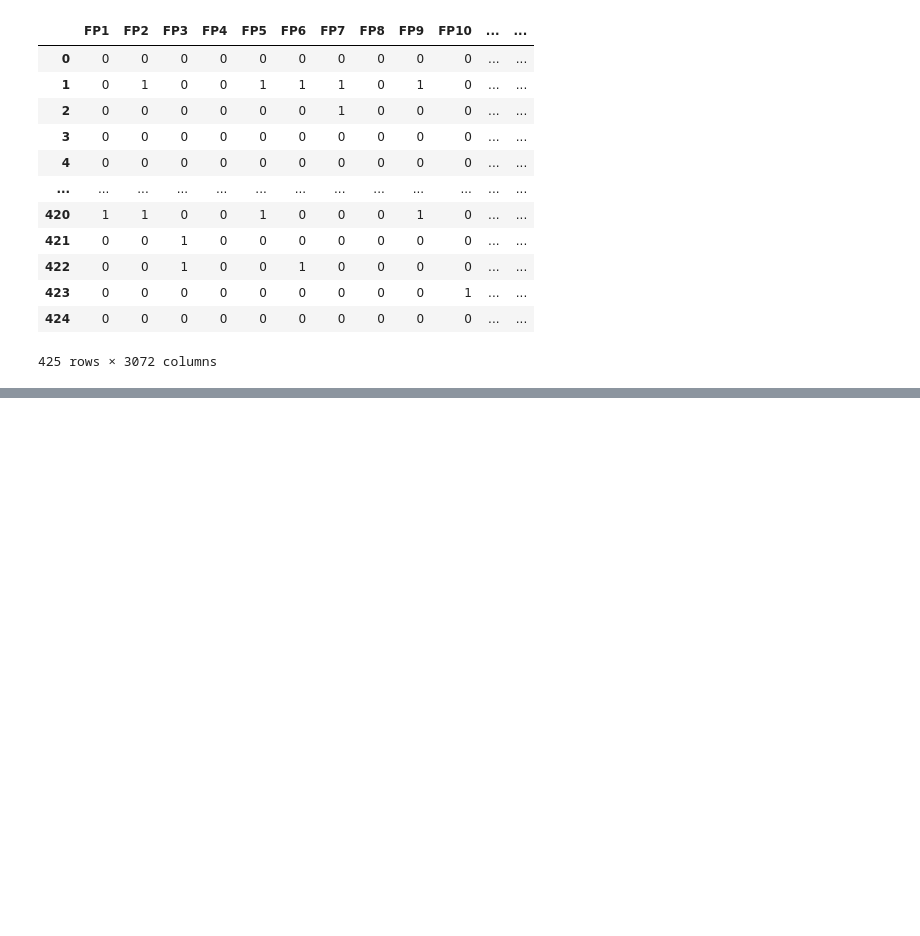
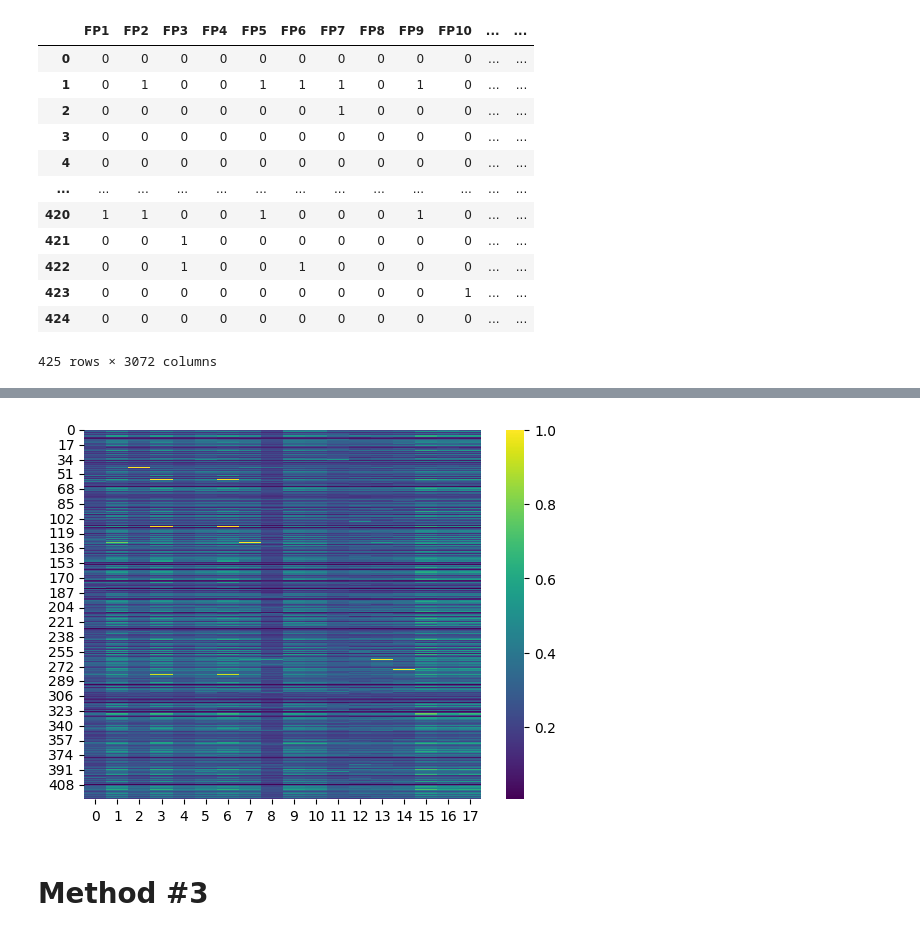
Before and after one commit to debnathk/dleps, a Jupyter notebook: code/DLEPS/reference_drug/tanimoto_similarity.ipynb, the cells around one changed output, grey strips where cells are left out. Saved outputs shown, nothing was run; the diff lists cells and outputs as text; code cells hidden in the pictures; blank space fills up the shorter version.

```diff
--- a/code/DLEPS/reference_drug/tanimoto_similarity.ipynb
+++ b/code/DLEPS/reference_drug/tanimoto_similarity.ipynb
@@ -73,0 +114,3 @@ did not match C++ signature:
+# %%
+df_ref = pd.read_csv('prostate_cancer_drugs_fda_approved_25aug2023.csv')
+df_ref.head()
@@ -73,0 +124,6 @@ did not match C++ signature:
+# %%
+from rdkit_transformation import standardize
+
+standardized_SMILES = [standardize(smiles) for smiles in df_ref['canonical_SMILES']]
+df_ref['standardized_SMILES'] = standardized_SMILES
+df_ref.head()
@@ -74,8 +137,9 @@ did not match C++ signature:
 # %%
 from rdkit import DataStructs, Chem
 from rdkit.Chem import rdFingerprintGenerator
-ms = [Chem.MolFromSmiles('CCOC'), Chem.MolFromSmiles('CCO'),
-Chem.MolFromSmiles('COC')]
-fpgen = rdFingerprintGenerator.GetRDKitFPGenerator()
-fps = [fpgen.GetFingerprint(x) for x in ms]
-DataStructs.TanimotoSimilarity(fps[0],fps[1])
+
+def tanimoto(s1, s2):
+    ms = [Chem.MolFromSmiles(s1), Chem.MolFromSmiles(s2)]
+    fpgen = rdFingerprintGenerator.GetRDKitFPGenerator()
+    fps = [fpgen.GetFingerprint(x) for x in ms]
+    return DataStructs.TanimotoSimilarity(fps[0],fps[1])
@@ -99,0 +146,19 @@ Consider using the `--user` option or check the permissions.
+# %%
+import numpy as np
+ssp = np.zeros((len(df_gen_exp), len(df_ref)))
+
+for i in range(len(df_gen_exp)):
+    for j in range(len(df_ref)):
+        ssp[i, j] = tanimoto(df_gen_exp['standardized_SMILES'][i], df_ref['standardized_SMILES'][j])
+# %%
+# Display the heatmap
+import seaborn as sns
+import matplotlib.pyplot as plt
+
+sns.heatmap(ssp, cmap='viridis')
+
+plt.show()
+# %% [output]
+[figure, added]
+# %% [markdown]
+# Method #3
```
Also changed, not shown: parts of 17 cells of this notebook, 1 other file.
